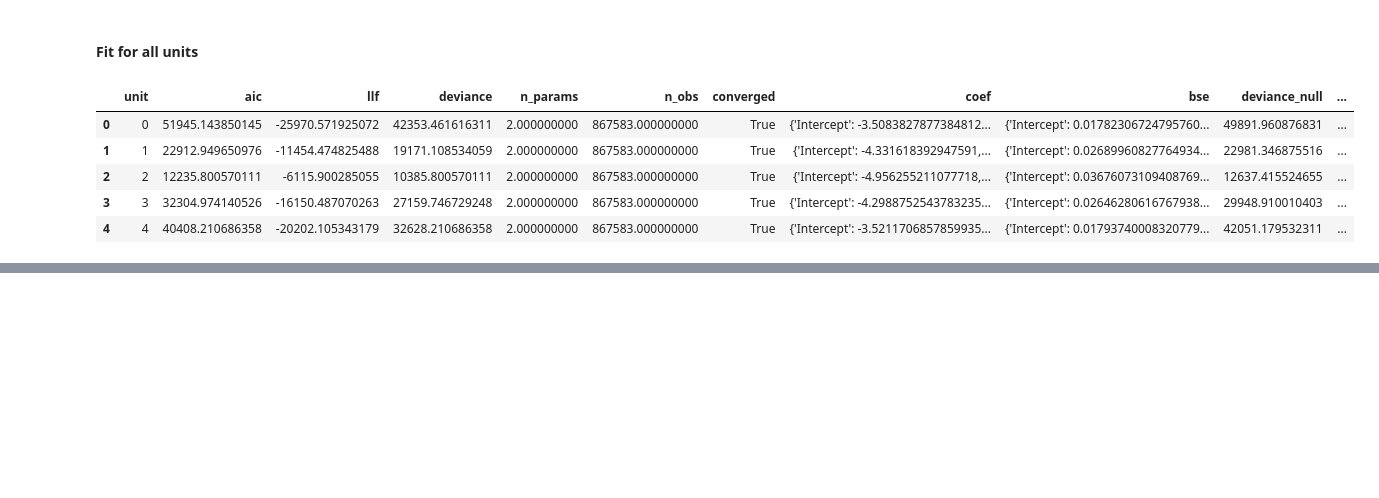
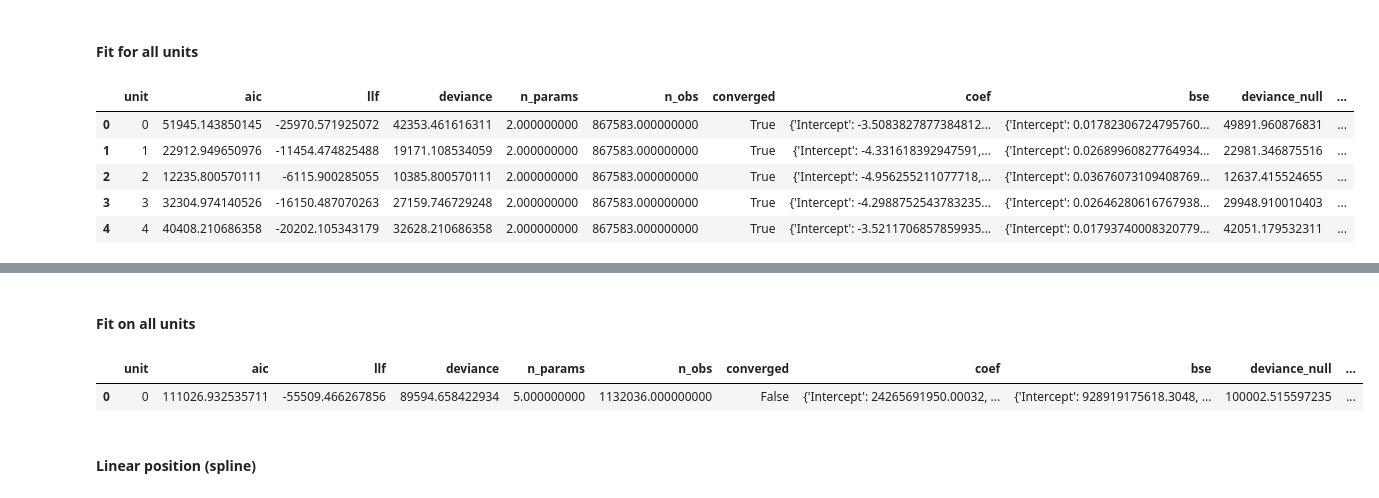
Before and after one commit to anirudh073/pfc-movement-analysis, a Jupyter notebook: notebooks/encoding.ipynb, the cells around one changed output, grey strips where cells are left out. Drawn from its saved outputs; the diff is of its cells as text; code cells hidden in the pictures; blank space fills up the shorter version.

```diff
--- a/notebooks/encoding.ipynb
+++ b/notebooks/encoding.ipynb
@@ -299,0 +463,2 @@ choice_model_all.head()
+# %% [markdown]
+#### Fit on all units
@@ -299,0 +467,10 @@ choice_model_all.head()
+# %%
+# speed_spline_model_all["model"] = "speed spline"
+# speed_spline_model_all.to_csv(f"{base_dir}/analysis/speed_spline_model_all.csv")
+speed_spline_model_all = pd.read_csv(f"{base_dir}/analysis/speed_spline_model_all.csv", index_col=0)
+speed_spline_model_all.head(1)
+# %% [output]
+|  | unit | aic | llf | deviance | n_params | n_obs | converged | coef | bse | deviance_null | ... |
+| 0 | 0 | 111026.932535711 | -55509.466267856 | 89594.658422934 | 5.000000000 | 1132036.000000000 | False | {'Intercept': 24265691950.00032, ... | {'Intercept': 928919175618.3048, ... | 100002.515597235 | ... |
+# %% [markdown]
+#### Linear position (spline)
```
Also changed, not shown: parts of 19 cells of this notebook.
